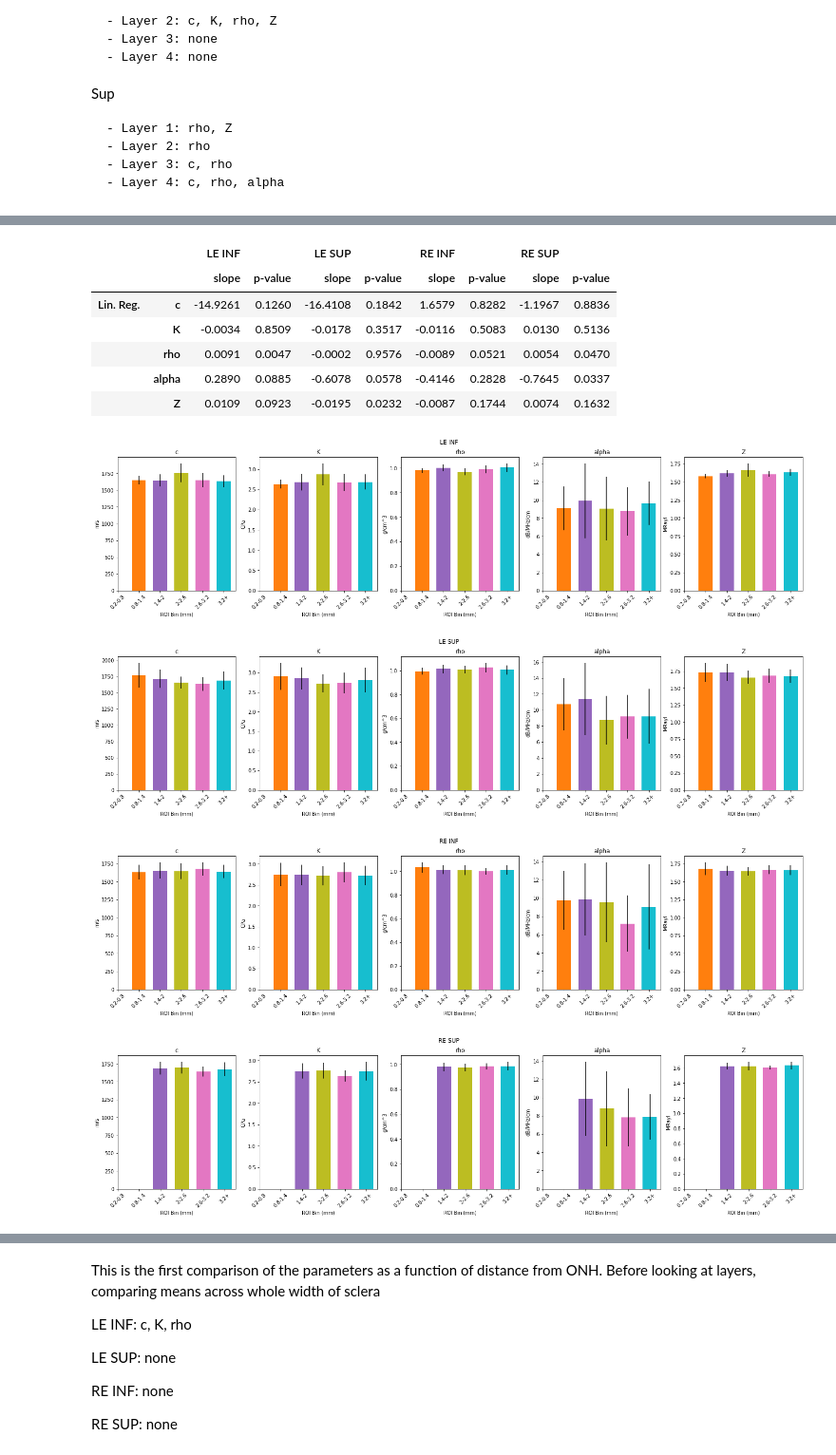
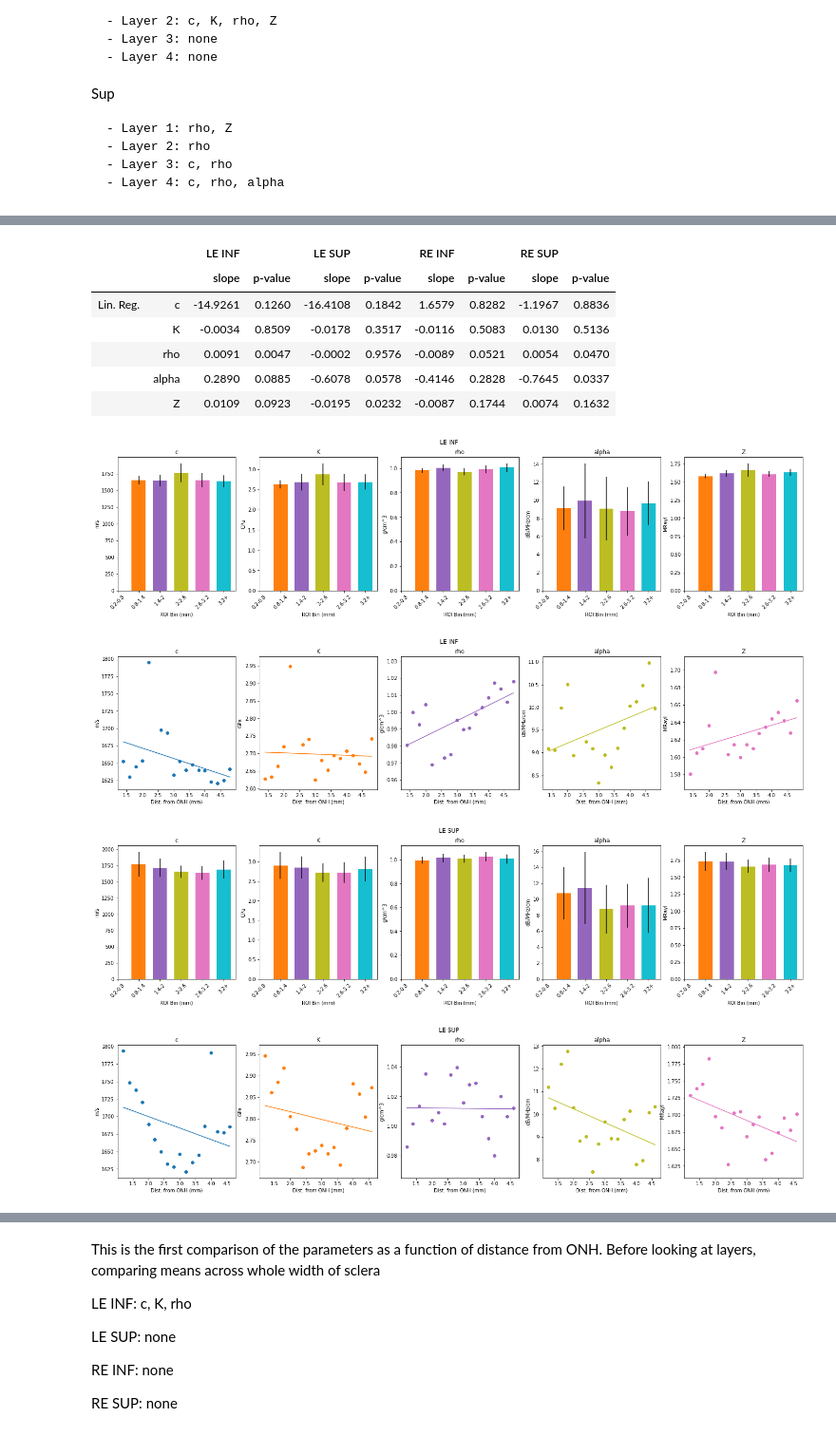
Before and after one commit to cameronhoerig/Riverside, a Jupyter notebook: SAM_Layering/QAM_Only_Hoang_Spreadsheet/QAM_Results_All_Eyes.ipynb, the cells around one changed output, grey strips where cells are left out. Shown at 95% size. Cells and saved outputs as stored; diff of their text form; code cells hidden in the pictures.

```diff
--- a/SAM_Layering/QAM_Only_Hoang_Spreadsheet/QAM_Results_All_Eyes.ipynb
+++ b/SAM_Layering/QAM_Only_Hoang_Spreadsheet/QAM_Results_All_Eyes.ipynb
@@ -804,6 +803,8 @@ x_pos = np.linspace(-num_bins/2,num_bins/2,num_bins)
 temp_df_list = []
 temp_reg_df_list = []
 
+linear_regressor = LinearRegression()
+
 for ee, this_eye in enumerate(eye_list):
     for rr, this_reg in enumerate(reg_list):
         this_df = in_data[in_data['Eye'] == this_eye]
@@ -813,6 +814,9 @@ for ee, this_eye in enumerate(eye_list):
 
         this_fig, this_ax = plt.subplots(1,num_param,figsize=((5*num_param,5)))
         this_ax = this_ax.ravel()
+
+        reg_fig, reg_ax = plt.subplots(1,num_param,figsize=((5*num_param,5)))
+        reg_ax.ravel()
 
         for pp, this_param in enumerate(param_list): # loop over the acoustic parameters list
             # Add lists of parameter values in each ROI bin to a master list
@@ -843,17 +847,34 @@ for ee, this_eye in enumerate(eye_list):
             this_f, this_p = scipy.stats.f_oneway(*copy_list) # the '*' is used to unpack the argument list
             temp_res[pp,:] = [this_f,this_p]
 
+            # Now perform the linear regression
+
             fit_y = this_df.groupby('ROI',as_index=False).mean()[this_param].values.reshape((-1,1))
             fit_x = this_df.groupby('ROI',as_index=False).mean()['ROI'].values.reshape((-1,1))
 
             slope, intercept, r_value, p_value, std_err = scipy.stats.linregress(fit_x.ravel(),fit_y.ravel())
             temp_lin_res[pp,:] = [slope, p_value]
 
+            # Use the LinearRegression class from sklearn to more easily generate the fit line
+            linear_regressor.fit(fit_x,fit_y)
+            y_pred = linear_regressor.predict(fit_x)
+
+            # Now plot the results
+            reg_ax[pp].scatter(fit_x,fit_y,color=color_list[pp])
+            reg_ax[pp].plot(fit_x,y_pred,color=color_list[pp])
+            reg_ax[pp].set_title(this_param)
+            reg_ax[pp].set_ylabel(units_list[pp])
+            reg_ax[pp].set_xlabel('Dist. from ONH (mm)')
+
         this_fig.suptitle(f"{this_eye} {this_reg}")
 
         save_str = f"param_by_roi_{this_eye}_{this_reg}.png"
 
         this_fig.savefig(save_str,dpi=200,bbox_inches='tight')
+S
+        reg_fig.suptitle(f'{this_eye} {this_reg}')
+        save_str = f'param_linreg_by_roi_{this_eye}_{this_reg}.png'
+        reg_fig.savefig(save_str,dpi=200,bbox_inches='tight')
 
         # DataFrame to hold all of the ANOVA results
         temp_df = pd.DataFrame(temp_res,columns=['f-stat','p-value'],index=param_list)
@@ -865,33 +886,33 @@ for ee, this_eye in enumerate(eye_list):
         temp_df = pd.DataFrame(temp_lin_res,columns=['slope','p-value'],index=param_list)
         temp_df.columns = pd.MultiIndex.from_product([[this_eye+' '+this_reg], temp_df.columns])
 
         temp_reg_df_list.append(temp_df.copy())
 
 
 full_df = pd.concat(temp_df_list,axis=1)
 full_df.index = pd.MultiIndex.from_product([['ANOVA'], full_df.index])
 
 full_reg_df = pd.concat(temp_reg_df_list,axis=1)
 full_reg_df.index = pd.MultiIndex.from_product([['Lin. Reg.'], full_reg_df.index])
 
 display(full_df)
 display(full_reg_df)
 # %% [output]
 |  |  | LE INF |  | LE SUP |  | RE INF |  | RE SUP |  |
 |  |  | f-stat | p-value | f-stat | p-value | f-stat | p-value | f-stat | p-value |
 | ANOVA | c | 4.4000 | 0.0023 | 2.2454 | 0.0680 | 0.4478 | 0.7739 | 0.4443 | 0.7222 |
 |  | K | 2.5739 | 0.0408 | 1.1910 | 0.3182 | 0.3303 | 0.8573 | 0.4119 | 0.7450 |
 |  | rho | 3.6491 | 0.0075 | 1.4990 | 0.2066 | 1.8203 | 0.1269 | 0.4858 | 0.6934 |
 |  | alpha | 0.6386 | 0.6359 | 2.0278 | 0.0946 | 1.1909 | 0.3164 | 1.2286 | 0.3072 |
 |  | Z | 3.8441 | 0.0055 | 1.7496 | 0.1434 | 1.1975 | 0.3136 | 0.4934 | 0.6882 |
 |  |  | LE INF |  | LE SUP |  | RE INF |  | RE SUP |  |
 |  |  | slope | p-value | slope | p-value | slope | p-value | slope | p-value |
 | Lin. Reg. | c | -14.9261 | 0.1260 | -16.4108 | 0.1842 | 1.6579 | 0.8282 | -1.1967 | 0.8836 |
 |  | K | -0.0034 | 0.8509 | -0.0178 | 0.3517 | -0.0116 | 0.5083 | 0.0130 | 0.5136 |
 |  | rho | 0.0091 | 0.0047 | -0.0002 | 0.9576 | -0.0089 | 0.0521 | 0.0054 | 0.0470 |
 |  | alpha | 0.2890 | 0.0885 | -0.6078 | 0.0578 | -0.4146 | 0.2828 | -0.7645 | 0.0337 |
 |  | Z | 0.0109 | 0.0923 | -0.0195 | 0.0232 | -0.0087 | 0.1744 | 0.0074 | 0.1632 |
 [figure]
-[figure, old version]
+[figure, new version]
-[figure, old version]
+[figure, new version]
-[figure, old version]
+[figure, new version]
```
Also changed, not shown: parts of 5 cells of this notebook.
